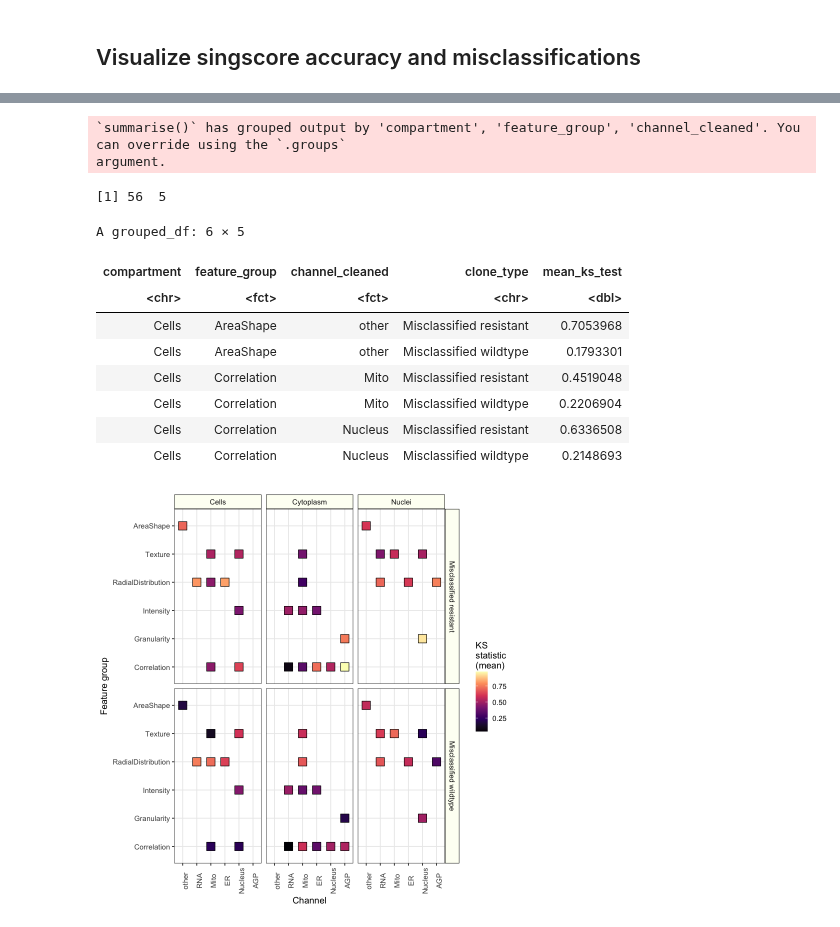
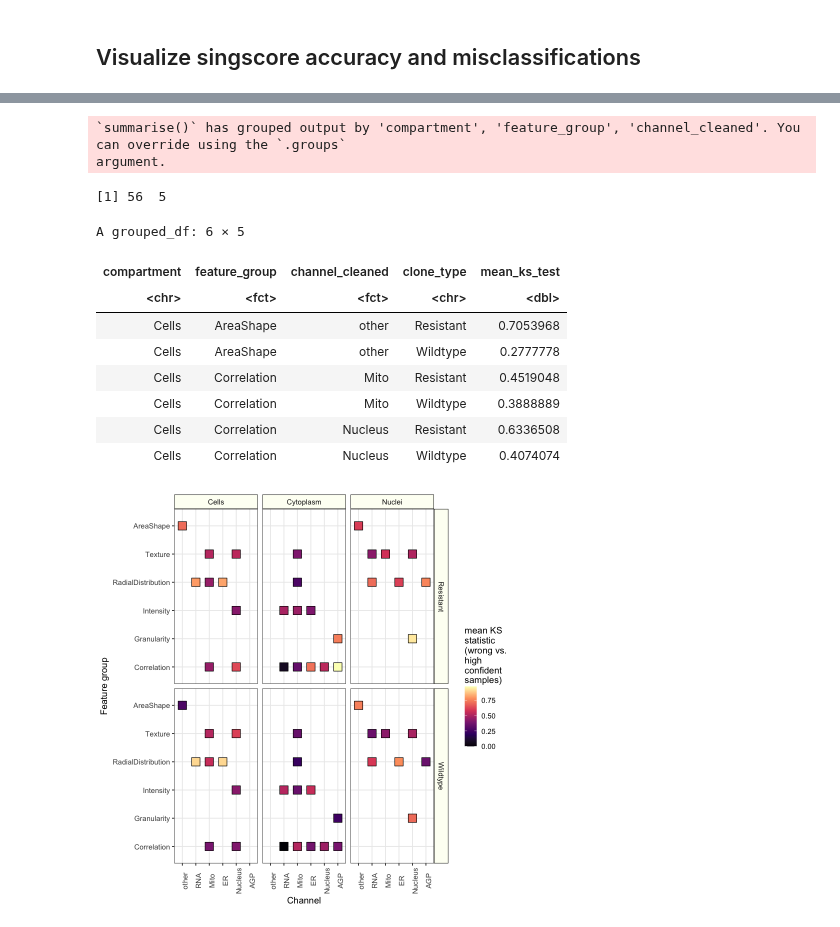
Before and after one commit to broadinstitute/profiling-resistance-mechanisms, a Jupyter notebook: 5.signature-exploration/4.visualize_singscore_accuracy_and_featurespace.ipynb, the cells around one changed output, grey strips where cells are left out. Cells and saved outputs as stored; diff of their text form; code cells hidden in the pictures.

```diff
--- a/5.signature-exploration/4.visualize_singscore_accuracy_and_featurespace.ipynb
+++ b/5.signature-exploration/4.visualize_singscore_accuracy_and_featurespace.ipynb
@@ -150,8 +185,8 @@ ks_test_group_mean_df$channel_cleaned <- factor(
 
 ks_test_group_mean_df$clone_type <- dplyr::recode(
     ks_test_group_mean_df$clone_type,
-    resistant = "Misclassified resistant",
-    wildtype = "Misclassified wildtype",
+    resistant = "Resistant",
+    wildtype = "Wildtype",
     prop_accurate = "Accurate",
     prop_inaccurate = "Inaccurate"
 )
@@ -165,36 +200,36 @@ argument.
 A grouped_df: 6 × 5
 | compartment | feature_group | channel_cleaned | clone_type | mean_ks_test |
 | <chr> | <fct> | <fct> | <chr> | <dbl> |
-| Cells | AreaShape | other | Misclassified resistant | 0.7053968 |
-| Cells | AreaShape | other | Misclassified wildtype | 0.1793301 |
-| Cells | Correlation | Mito | Misclassified resistant | 0.4519048 |
-| Cells | Correlation | Mito | Misclassified wildtype | 0.2206904 |
-| Cells | Correlation | Nucleus | Misclassified resistant | 0.6336508 |
-| Cells | Correlation | Nucleus | Misclassified wildtype | 0.2148693 |
+| Cells | AreaShape | other | Resistant | 0.7053968 |
+| Cells | AreaShape | other | Wildtype | 0.2777778 |
+| Cells | Correlation | Mito | Resistant | 0.4519048 |
+| Cells | Correlation | Mito | Wildtype | 0.3888889 |
+| Cells | Correlation | Nucleus | Resistant | 0.6336508 |
+| Cells | Correlation | Nucleus | Wildtype | 0.4074074 |
 # %%
 misclassified_summary_gg <- (
     ggplot(ks_test_group_mean_df, aes(x = channel_cleaned, y = feature_group))
     + geom_point(aes(fill = mean_ks_test), shape = 22, size = 5)
     + facet_grid("clone_type~compartment")
     + theme_bw()
     + theme(
         axis.text.x = element_text(angle = 90),
         strip.background = element_rect(
             colour = "black",
             fill = "#fdfff4"
         ),
         legend.spacing.y = unit(0.1, "cm"),
         legend.box.spacing = unit(0.5, "cm"),
         legend.key.size = unit(1, "lines"),
         legend.key.width = unit(1, "lines")
     )
     + labs(x = "Channel", y = "Feature group")
-    + scale_fill_viridis_c(name = "KS\nstatistic\n(mean)", option = "magma")
+    + scale_fill_viridis_c(name = "mean KS\nstatistic\n(wrong vs.\nhigh\nconfident\nsamples)", option = "magma")
 )
 
 misclassified_summary_gg
 # %% [output]
-[figure, old version]
+[figure, new version]
 # %%
 ks_test_comparison_df <- ks_test_df %>%
     dplyr::select(feature, clone_type, channel_cleaned, ks_stat) %>%
```
Also changed, not shown: parts of 6 cells of this notebook, 9 other files.
